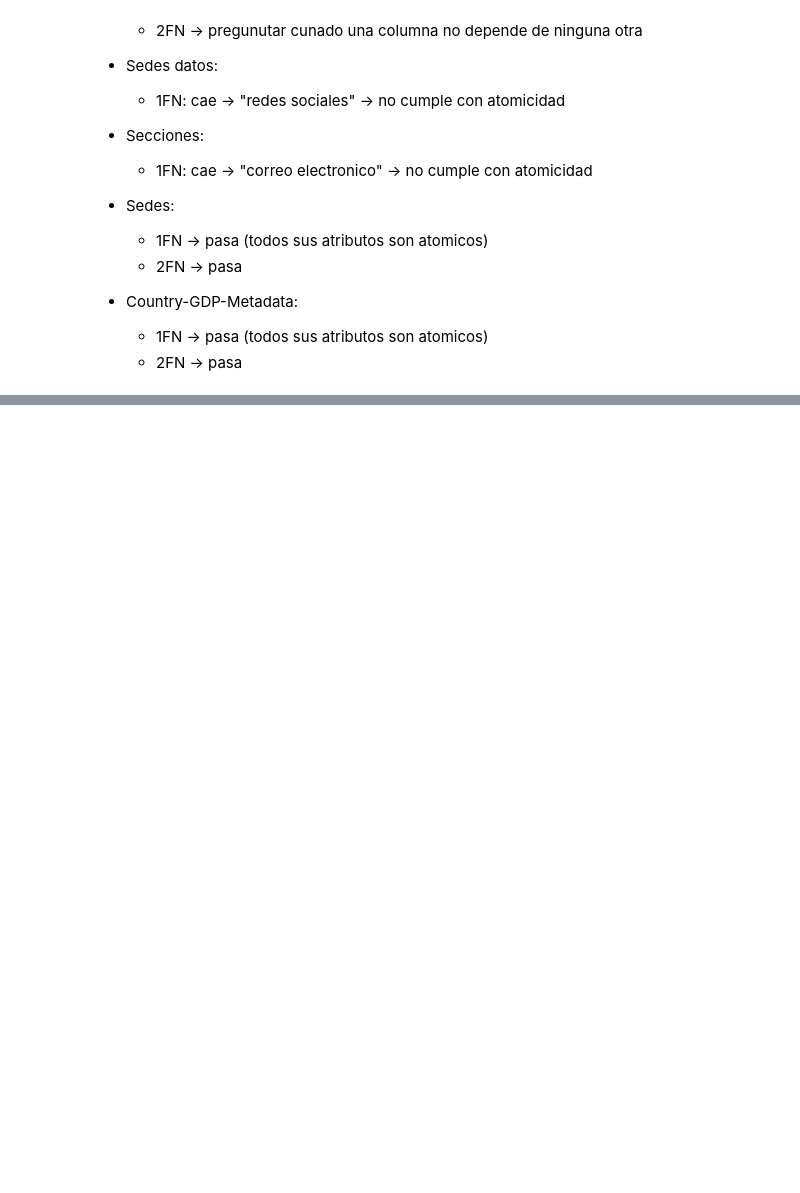
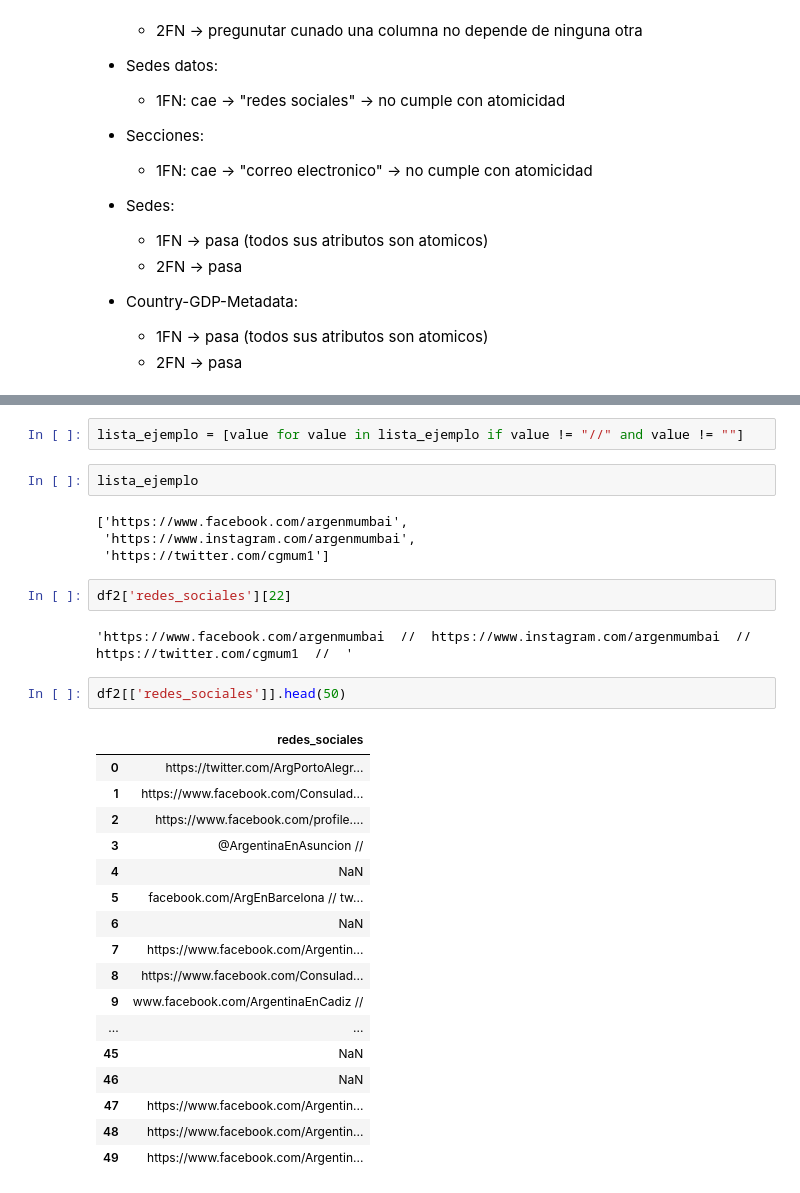
Before and after one commit to N34R20/Laboratorio_de_datos, a Jupyter notebook: TP01/inspect_columns.ipynb, the cells around one changed output, grey strips where cells are left out. Drawn from its saved outputs; the diff is of its cells as text; blank space fills up the shorter version.

```diff
--- a/TP01/inspect_columns.ipynb
+++ b/TP01/inspect_columns.ipynb
@@ -248,0 +293,32 @@ df5.iloc[64:66, :]
+# %%
+lista_ejemplo = [value for value in lista_ejemplo if value != "//" and value != ""]
+# %%
+lista_ejemplo
+# %% [output]
+['https://www.facebook.com/argenmumbai',
+ 'https://www.instagram.com/argenmumbai',
+ 'https://twitter.com/cgmum1']
+# %%
+df2['redes_sociales'][22]
+# %% [output]
+'https://www.facebook.com/argenmumbai  //  https://www.instagram.com/argenmumbai  //  https://twitter.com/cgmum1  //  '
+# %%
+df2[['redes_sociales']].head(50)
+# %% [output]
+|  | redes_sociales |
+| 0 | https://twitter.com/ArgPortoAlegr... |
+| 1 | https://www.facebook.com/Consulad... |
+| 2 | https://www.facebook.com/profile.... |
+| 3 | @ArgentinaEnAsuncion // |
+| 4 | NaN |
+| 5 | facebook.com/ArgEnBarcelona // tw... |
+| 6 | NaN |
+| 7 | https://www.facebook.com/Argentin... |
+| 8 | https://www.facebook.com/Consulad... |
+| 9 | www.facebook.com/ArgentinaEnCadiz // |
+| ... | ... |
+| 45 | NaN |
+| 46 | NaN |
+| 47 | https://www.facebook.com/Argentin... |
+| 48 | https://www.facebook.com/Argentin... |
+| 49 | https://www.facebook.com/Argentin... |
```
Also changed, not shown: parts of 36 cells of this notebook, 2 other files.
